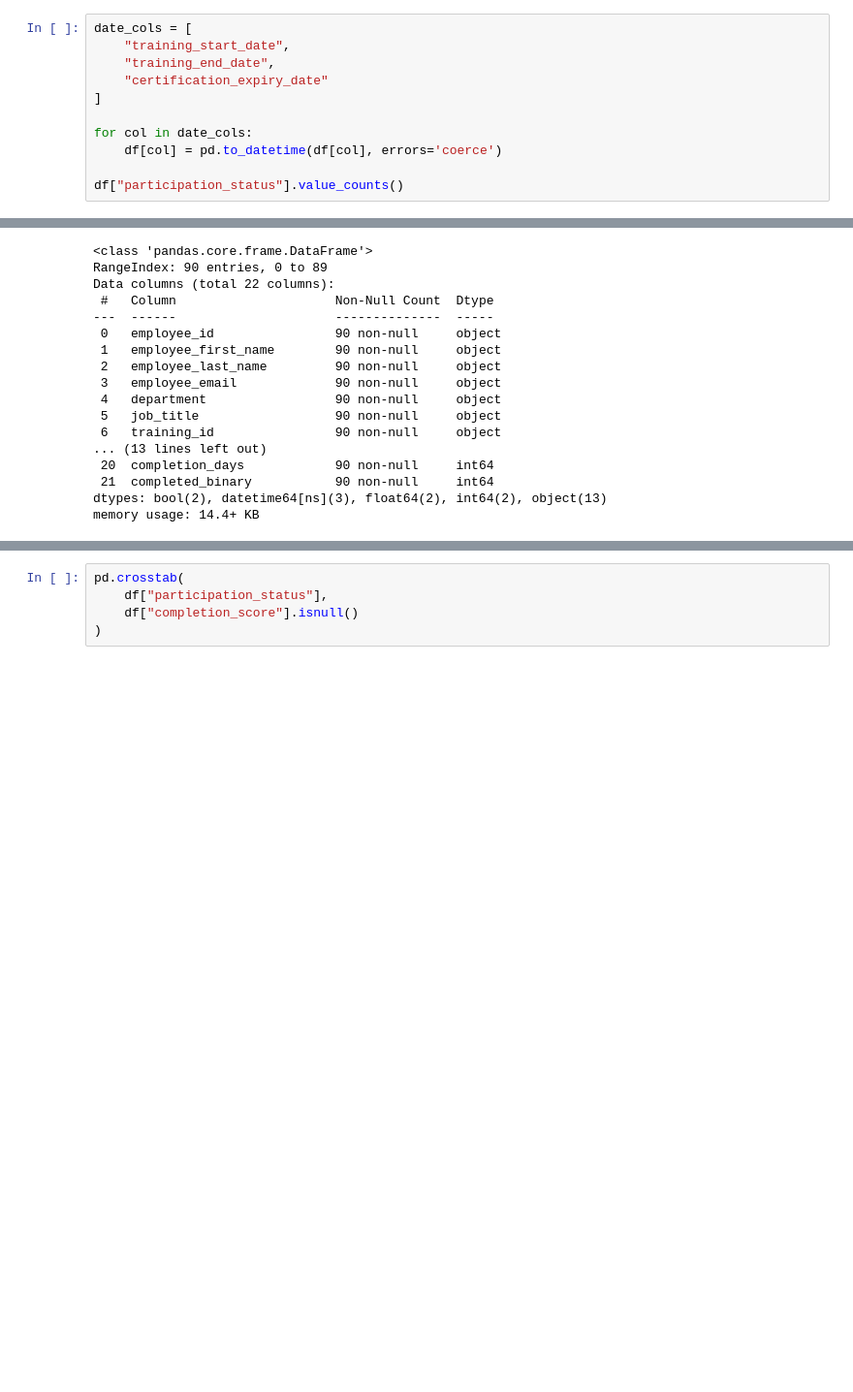
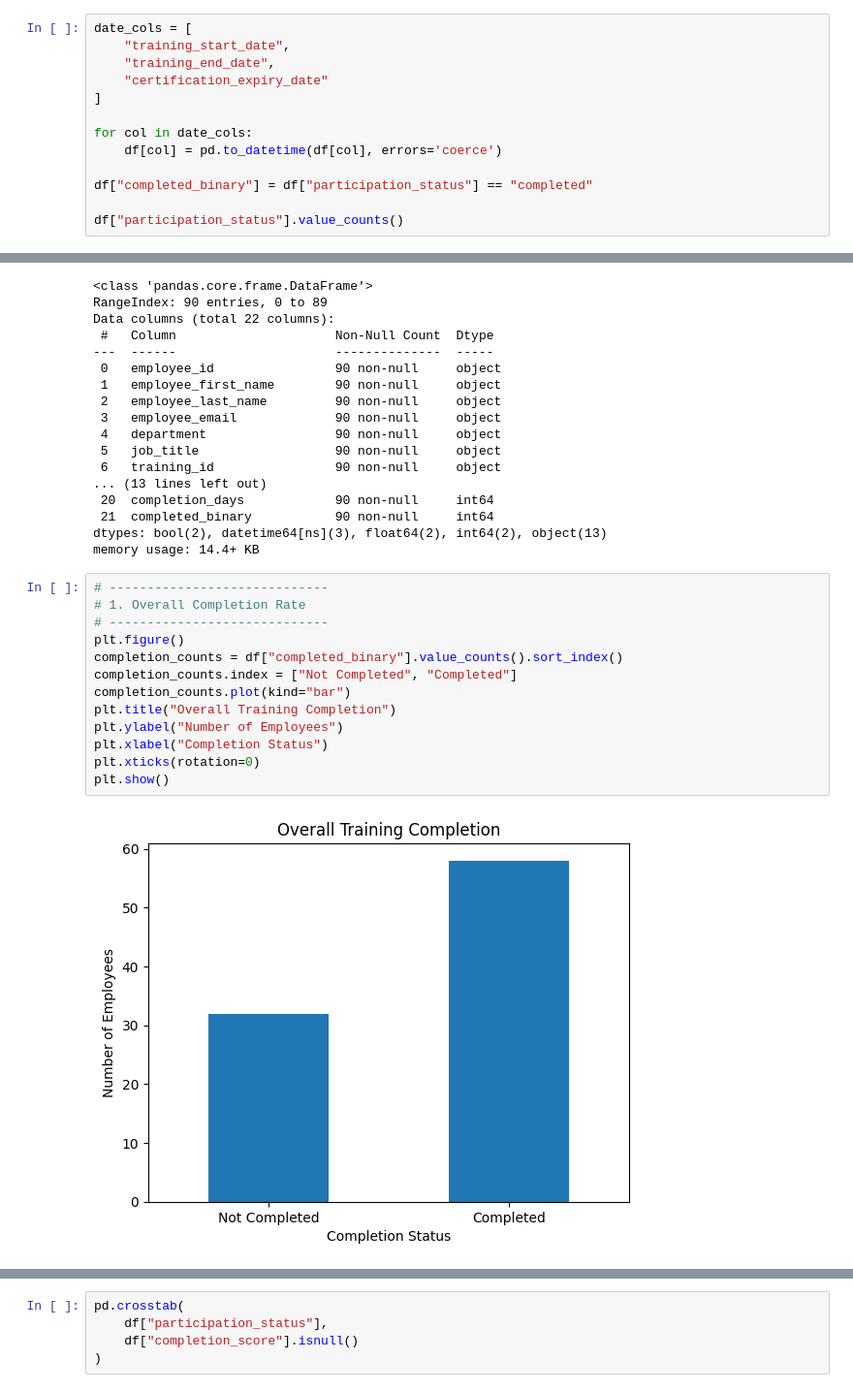
Before and after one commit to ndxdxd/Employee_Training_EDA, a Jupyter notebook: notebook.ipynb, the cells around one changed output, grey strips where cells are left out. Shown at 97% size. Cells and saved outputs as stored; diff of their text form; blank space fills up the shorter version.

Commit message:
added visualizations and more tests

```diff
--- a/notebook.ipynb
+++ b/notebook.ipynb
@@ -26,6 +27,8 @@ date_cols = [
 for col in date_cols:
     df[col] = pd.to_datetime(df[col], errors='coerce')
 
+df["completed_binary"] = df["participation_status"] == "completed"
+
 df["participation_status"].value_counts()
 # %% [output]
 participation_status
@@ -55,3 +58,18 @@ Data columns (total 22 columns):
  21  completed_binary           90 non-null     int64
 dtypes: bool(2), datetime64[ns](3), float64(2), int64(2), object(13)
 memory usage: 14.4+ KB
+# %%
+# -----------------------------
+# 1. Overall Completion Rate
+# -----------------------------
+plt.figure()
+completion_counts = df["completed_binary"].value_counts().sort_index()
+completion_counts.index = ["Not Completed", "Completed"]
+completion_counts.plot(kind="bar")
+plt.title("Overall Training Completion")
+plt.ylabel("Number of Employees")
+plt.xlabel("Completion Status")
+plt.xticks(rotation=0)
+plt.show()
+# %% [output]
+[figure, added]
```
Also changed, not shown: parts of 3 cells of this notebook.
